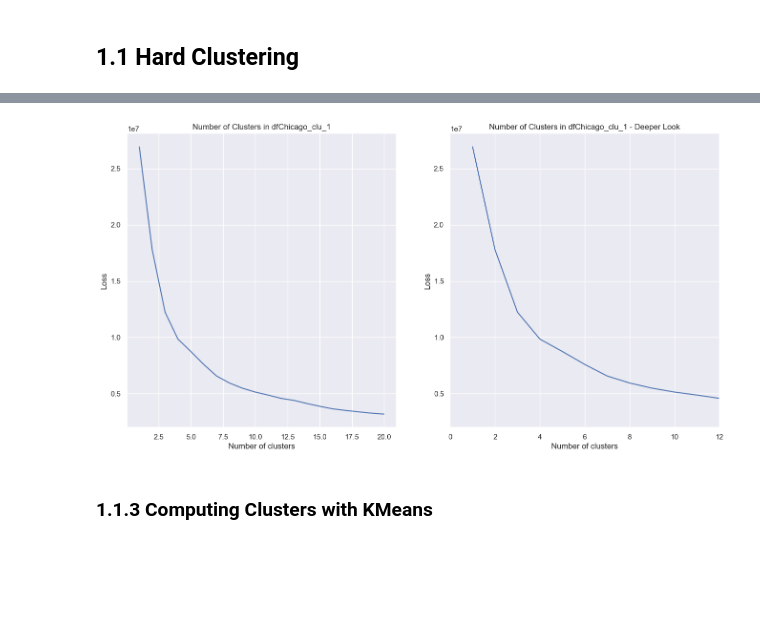
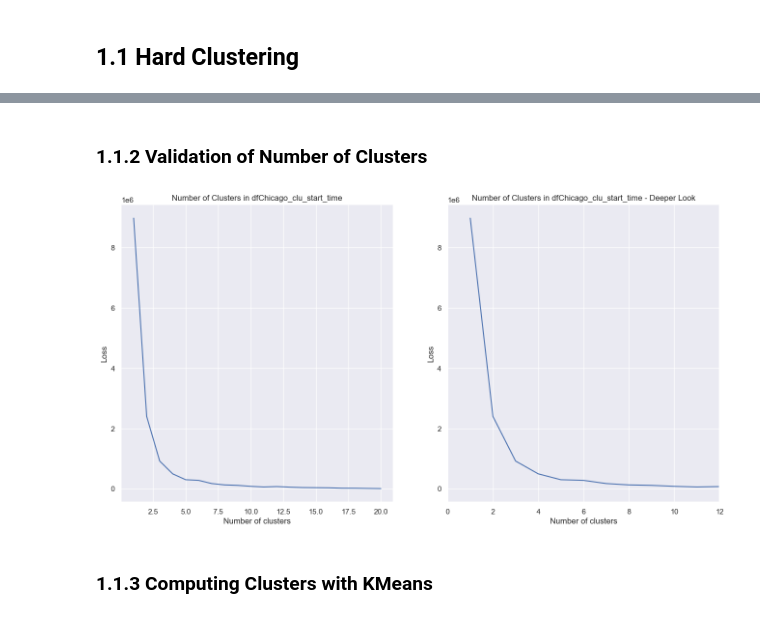
Before and after one commit to Hannah2800/AAA_2023_AdvancedPythonPandas, a Jupyter notebook: Task 3 - Cluster Analysis - Hard Clustering.ipynb, the cells around one changed output, grey strips where cells are left out. Drawn from its saved outputs; the diff is of its cells as text; code cells hidden in the pictures; blank space fills up the shorter version.

```diff
--- a/Task 3 - Cluster Analysis - Hard Clustering.ipynb
+++ b/Task 3 - Cluster Analysis - Hard Clustering.ipynb
@@ -66,0 +66,5 @@ Index(['Trip_ID', 'Taxi_ID', 'Trip_Start_Timestamp', 'Trip_End_Timestamp',
+# %%
+# insert code here
+dfChicago_clustering = dfChicago[['Trip_ID', 'Taxi_ID', 'start_time_hourly','start_time_day', 'start_time_week', 'start_time_month','Trip_Seconds',"Trip_Miles", 'temperature_celsius',
+                                  'Pickup_Centroid_Location', 'Dropoff_Centroid__Location', 'h3_hex_id_high_res', 'h3_hex_id_medium_res', 'h3_hex_id_low_res']]
+dfChicago_clustering
@@ -138,0 +243,4 @@ def plot_best_fitting_number_of_clusters(input_data, title_info):
+# %%
+# Feature selection
+dfChicago_clu_start_time = dfChicago_clustering[['start_time_hourly']]
+dfChicago_clu_start_time
@@ -139,7 +261,12 @@ def plot_best_fitting_number_of_clusters(input_data, title_info):
+# %%
+# Scaling the data
+dfChicago_clu_start_time_scaled = scaling_data(dfChicago_clu_start_time)
+# %% [markdown]
+### 1.1.2 Validation of Number of Clusters
 # %%
-plot_best_fitting_number_of_clusters(dfChicago_clu_1_scaled, "in dfChicago_clu_1")
+plot_best_fitting_number_of_clusters(dfChicago_clu_start_time_scaled, "in dfChicago_clu_start_time")
 # %% [output]
-[figure, old version]
+[figure, new version]
 # %% [markdown]
 ### 1.1.3 Computing Clusters with KMeans
 # %%
```
Also changed, not shown: parts of 57 cells of this notebook.
